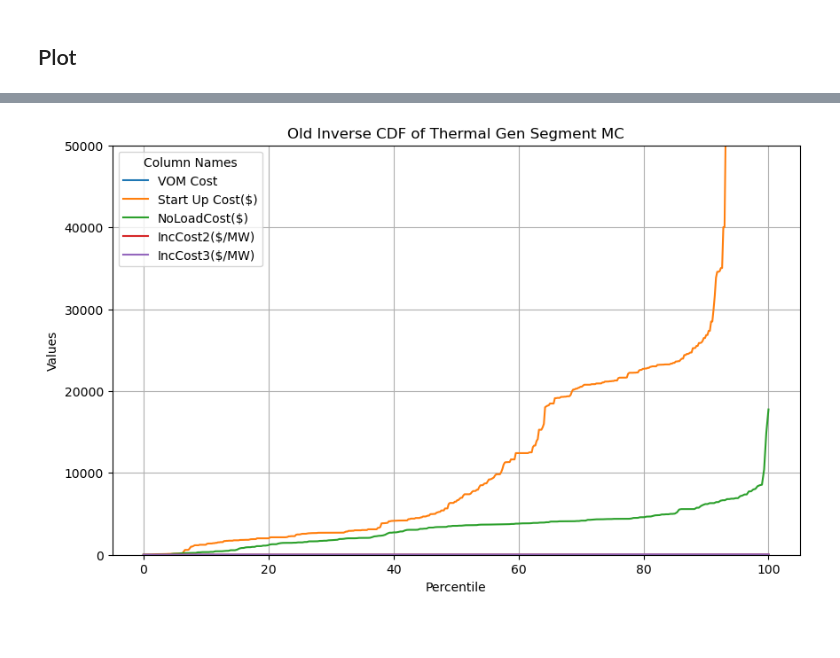
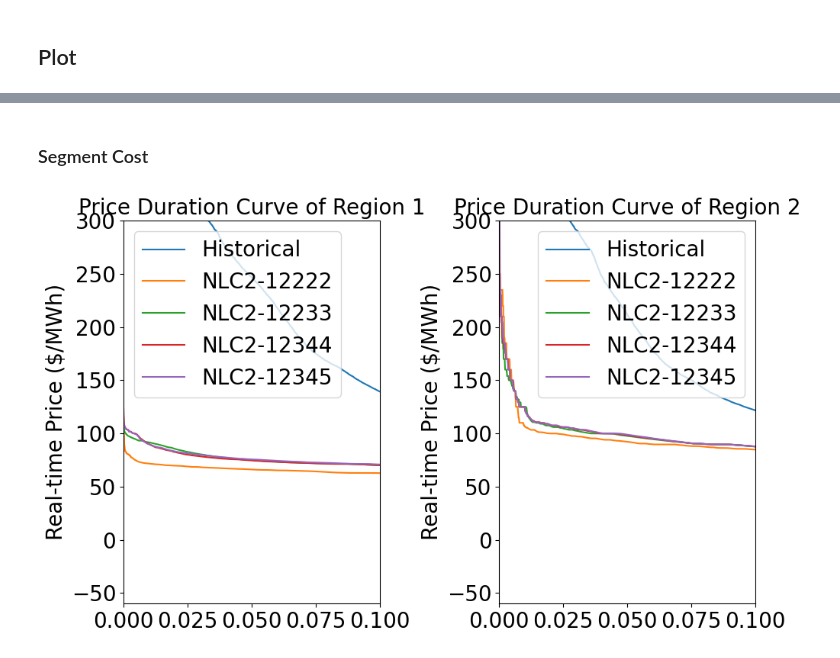
Before and after one commit to niklauskun/STESTS, a Jupyter notebook: Diagnose.ipynb, the cells around one changed output, grey strips where cells are left out. Cells and saved outputs as stored; diff of their text form; code cells hidden in the pictures; blank space fills up the shorter version.

```diff
--- a/Diagnose.ipynb
+++ b/Diagnose.ipynb
@@ -684,10 +596,59 @@ plot_inverse_cdf(data_masked_sorted)
-# %%
-data = ThermalGen.iloc[:,21:26]
-data_masked = data.where(ThermalGen.iloc[:,4:9].to_numpy() != 0)
-data_masked_sorted = data_masked.apply(lambda col: col.dropna().sort_values().reset_index(drop=True), axis=0)
-
-
-# Calling the plot function
-plot_inverse_cdf(data_masked_sorted)
-# %% [output]
-[figure, removed]
+# %% [markdown]
+### Segment Cost
+# %%
+HistoryPrice = pd.read_csv('output/20220101-20221231 CAISO Real-time Price.csv')
+HistoryPrice = HistoryPrice.drop_duplicates(subset=['Date', 'hub'])
+Pivot_HistoryPrice = HistoryPrice.pivot(index='Date', columns='hub', values='price')
+
+case1 = 'Strategic/6Regions3+5/2022/UC25ED1_Strategic_true_ratio1.0_Seg1_BAW0_Fuel1.0_NLC2.0_Error0.25NegativeRenew_1.0-2.0-2.0-2.0-2.0'
+RTPrice1 = pd.read_csv('output/'+case1+'/EDprice.csv',header=None)*12
+case2 = 'Strategic/6Regions3+5/2022/UC25ED1_Strategic_true_ratio1.0_Seg1_BAW0_Fuel1.0_NLC2.0_Error0.25NegativeRenew_1.0-2.0-3.0-3.0-3.0'
+RTPrice2 = pd.read_csv('output/'+case2+'/EDprice.csv',header=None)*12
+case3 = 'Strategic/6Regions3+5/2022/UC25ED1_Strategic_true_ratio1.0_Seg1_BAW0_Fuel1.0_NLC2.0_Error0.25NegativeRenew_1.0-2.0-3.0-4.0-4.0'
+RTPrice3 = pd.read_csv('output/'+case3+'/EDprice.csv',header=None)*12
+case4 = 'Strategic/6Regions3+5/2022/UC25ED1_Strategic_true_ratio1.0_Seg1_BAW0_Fuel1.0_NLC2.0_Error0.25NegativeRenew_1.0-2.0-3.0-4.0-5.0'
+RTPrice4 = pd.read_csv('output/'+case4+'/EDprice.csv',header=None)*12
+case5 = 'Strategic/6Regions3+5/2022/UC25ED1_Strategic_true_ratio1.0_Seg1_BAW0_Fuel1.0_NLC2.0_Error0.25NegativeRenew_1.0-2.0-3.0-3.0-3.0'
+RTPrice5 = pd.read_csv('output/'+case5+'/EDprice.csv',header=None)*12
+
+# Create a 2x4 grid of subplots
+# fig, axs = plt.subplots(2, 4, figsize=(16, 9))
+fig, axs = plt.subplots(1, 2, figsize=(10, 6))
+
+# Loop through each column and each subplot
+for idx, (col, ax) in enumerate(zip([0,1], axs.flatten())):
+    sorted_vals = np.sort(Pivot_HistoryPrice.iloc[:,col].values)[::-1]
+    sorted_vals1 = np.sort(RTPrice1[col].values)[::-1]
+    sorted_vals2 = np.sort(RTPrice2[col].values)[::-1]
+    sorted_vals3 = np.sort(RTPrice3[col].values)[::-1]
+    sorted_vals4 = np.sort(RTPrice4[col].values)[::-1]
+    sorted_vals5 = np.sort(RTPrice5[col].values)[::-1]
+
+
+    # Calculate the "reverse" cumulative distribution
+    cdf = np.arange(1, len(sorted_vals) + 1) / float(len(sorted_vals))
+    cdf1 = np.arange(1, len(sorted_vals1) + 1) / float(len(sorted_vals1))
+    cdf2 = np.arange(1, len(sorted_vals2) + 1) / float(len(sorted_vals2))
+    cdf3 = np.arange(1, len(sorted_vals3) + 1) / float(len(sorted_vals3))
+    cdf4 = np.arange(1, len(sorted_vals4) + 1) / float(len(sorted_vals4))
+    cdf5 = np.arange(1, len(sorted_vals5) + 1) / float(len(sorted_vals5))
+
+    # Plot the CDF
+    ax.plot(cdf,sorted_vals)
+    ax.plot(cdf1,sorted_vals1)
+    ax.plot(cdf2,sorted_vals2)
+    ax.plot(cdf3,sorted_vals3)
+    ax.plot(cdf4,sorted_vals4)
+#     ax.plot(cdf5,sorted_vals5)
+
+    ax.set_xlim(0.0, 0.1)
+    ax.set_ylim(-60, 300)
+    ax.legend(['Historical', 'NLC2-12222', 'NLC2-12233', 'NLC2-12344', 'NLC2-12345'],fontsize=20)
+    ax.set_title(f"Price Duration Curve of Region {idx+1}",fontsize=20)
+    ax.tick_params(axis='both', which='major', labelsize=20)
+    ax.set_ylabel("Real-time Price ($/MWh)",fontsize=20)
+
+plt.tight_layout()
+plt.show()
+# %% [output]
+[figure, added]
```
Also changed, not shown: parts of 20 cells of this notebook, 10 other files.
